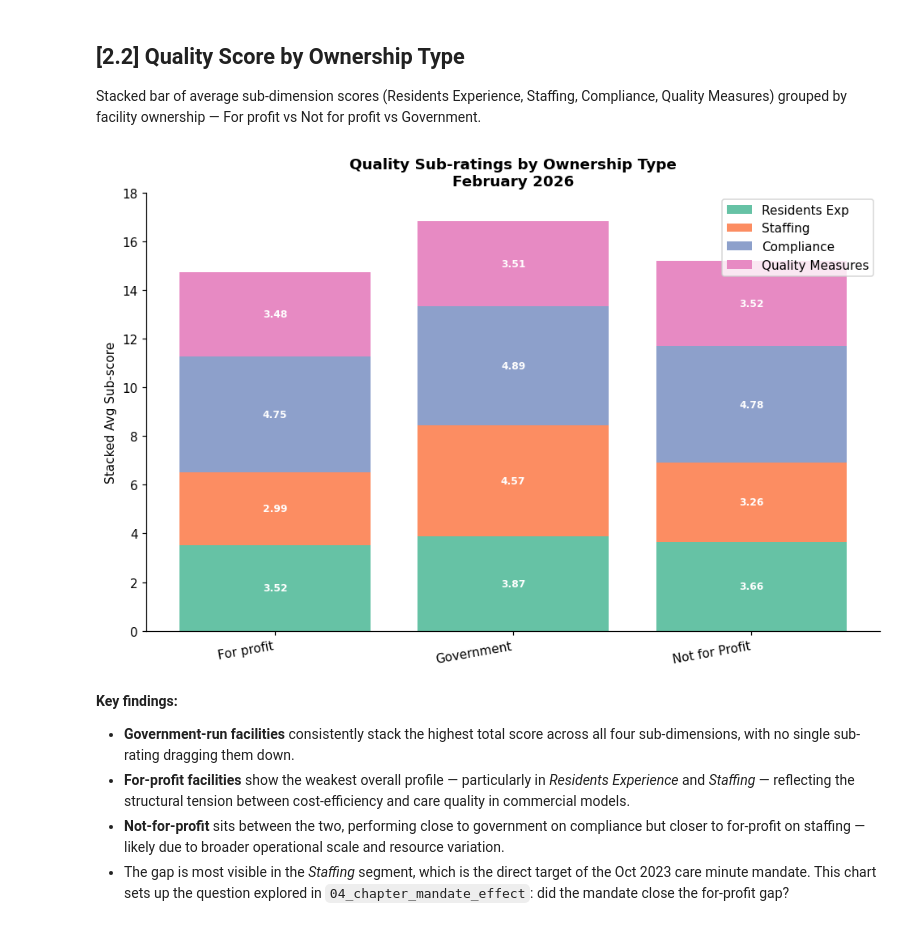
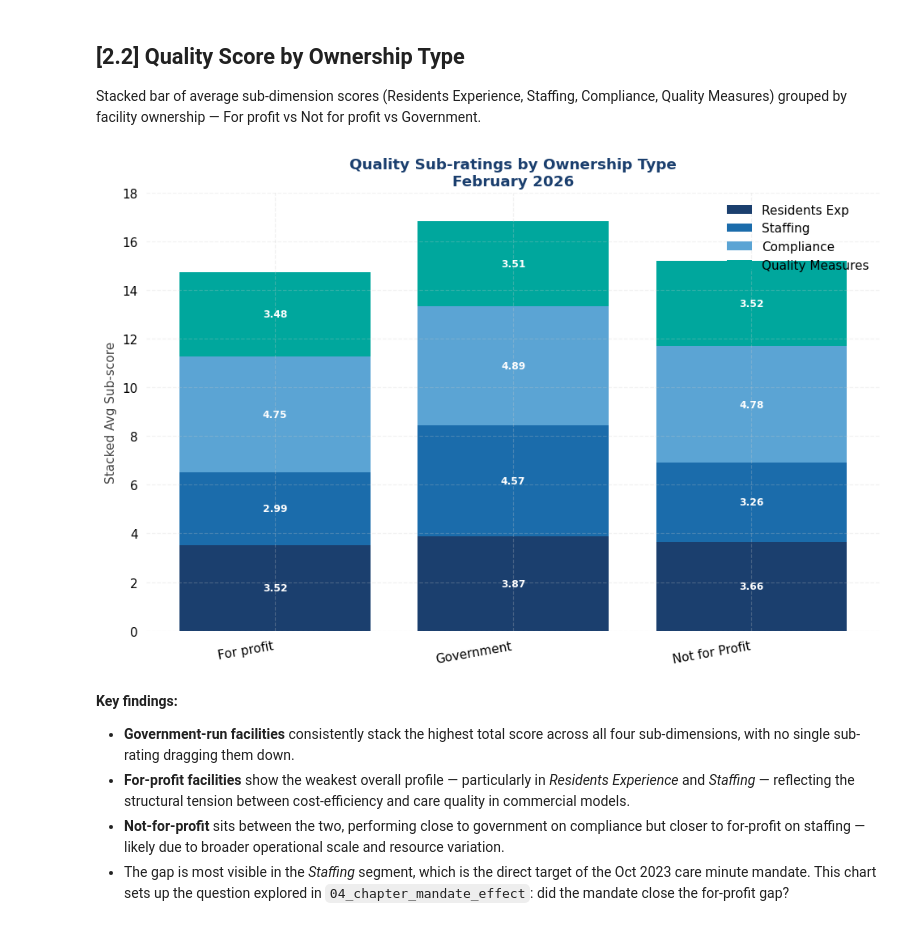
Before and after one commit to Alexandro2999/dvn-at3-aged-care-gap, a Jupyter notebook: notebooks/analyst/eda_basic_additional.ipynb, the cells around one changed output. Saved outputs shown, nothing was run; the diff lists cells and outputs as text; code cells hidden in the pictures.

```diff
--- a/notebooks/analyst/eda_basic_additional.ipynb
+++ b/notebooks/analyst/eda_basic_additional.ipynb
@@ -415,15 +415,38 @@ Total govt funding (2025): $34.54B
 import matplotlib.pyplot as plt
 import matplotlib.ticker as mticker
 
-plt.rcParams['figure.dpi'] = 110
-plt.rcParams['axes.spines.top'] = False
-plt.rcParams['axes.spines.right'] = False
+# Color palette
+NAVY       = '#1B3F6E'
+BLUE       = '#1B6CAB'
+BLUE_MID   = '#5BA4D4'
+BLUE_LIGHT = '#E3F1FA'
+TEAL       = '#00A79D'
+GOLD       = '#F5C842'
+CREAM      = '#FDF4D0'
+RED        = '#D94F3D'
+
+plt.rcParams.update({
+    'figure.dpi':         110,
+    'figure.facecolor':   'white',
+    'axes.facecolor':     'white',
+    'axes.spines.top':    False,
+    'axes.spines.right':  False,
+    'axes.spines.left':   False,
+    'axes.spines.bottom': False,
+    'axes.grid':          True,
+    'grid.alpha':         0.25,
+    'grid.linestyle':     '--',
+    'grid.color':         '#cccccc',
+    'xtick.bottom':       False,
+    'ytick.left':         False,
+})
 
 master_year = df_master_sa3['year'].max()
 rating_snap = pd.to_datetime(df_star_ratings_by_facility['snapshot_date']).max()
 latest_rat  = df_star_ratings_by_facility[
     pd.to_datetime(df_star_ratings_by_facility['snapshot_date']) == rating_snap
 ].copy()
+MANDATE = pd.Timestamp('2023-10-01')
 # %% [markdown]
 ## [2.1] Top 10 Most Underserved and Best Served SA3s
 Ranked by **access rate**, residential care users as % of 65+ population (latest year available).
@@ -460,32 +487,33 @@ plt.show()
 ## [2.2] Quality Score by Ownership Type
 Stacked bar of average sub-dimension scores (Residents Experience, Staffing, Compliance, Quality Measures) grouped by facility ownership — For profit vs Not for profit vs Government.
 # %%
-dims      = ['residents_exp', 'staffing', 'compliance', 'quality_measures']
+dims       = ['residents_exp', 'staffing', 'compliance', 'quality_measures']
 dim_labels = ['Residents Exp', 'Staffing', 'Compliance', 'Quality Measures']
-colors    = ['#66c2a5', '#fc8d62', '#8da0cb', '#e78ac3']
+colors     = [NAVY, BLUE, BLUE_MID, TEAL]
 
 qual_owner = (latest_rat[latest_rat['Purpose'].notna()]
               .groupby('Purpose')[dims].mean())
 
 fig, ax = plt.subplots(figsize=(9, 6))
 bottom = np.zeros(len(qual_owner))
 for d, label, color in zip(dims, dim_labels, colors):
     bars = ax.bar(qual_owner.index, qual_owner[d], bottom=bottom, label=label, color=color)
     for bar, val in zip(bars, qual_owner[d]):
         ax.text(bar.get_x() + bar.get_width() / 2,
                 bar.get_y() + bar.get_height() / 2,
                 f'{val:.2f}', ha='center', va='center', fontsize=8, color='white', fontweight='bold')
     bottom += qual_owner[d].values
 
-ax.set_ylabel('Stacked Avg Sub-score')
-ax.set_title(f'Quality Sub-ratings by Ownership Type\n{rating_snap.strftime("%B %Y")}', fontweight='bold')
-ax.legend(loc='upper right')
+ax.set_ylabel('Stacked Avg Sub-score', color='#444')
+ax.set_title(f'Quality Sub-ratings by Ownership Type\n{rating_snap.strftime("%B %Y")}',
+             fontweight='bold', color=NAVY)
+ax.legend(loc='upper right', framealpha=0)
 ax.set_ylim(0, 18)
 plt.xticks(rotation=10, ha='right')
 plt.tight_layout()
 plt.show()
 # %% [output]
-[figure, old version]
+[figure, new version]
 # %% [markdown]
 **Key findings:**
 - **Government-run facilities** consistently stack the highest total score across all four sub-dimensions, with no single sub-rating dragging them down.
```
Also changed, not shown: parts of 20 cells of this notebook, 24 other files.
